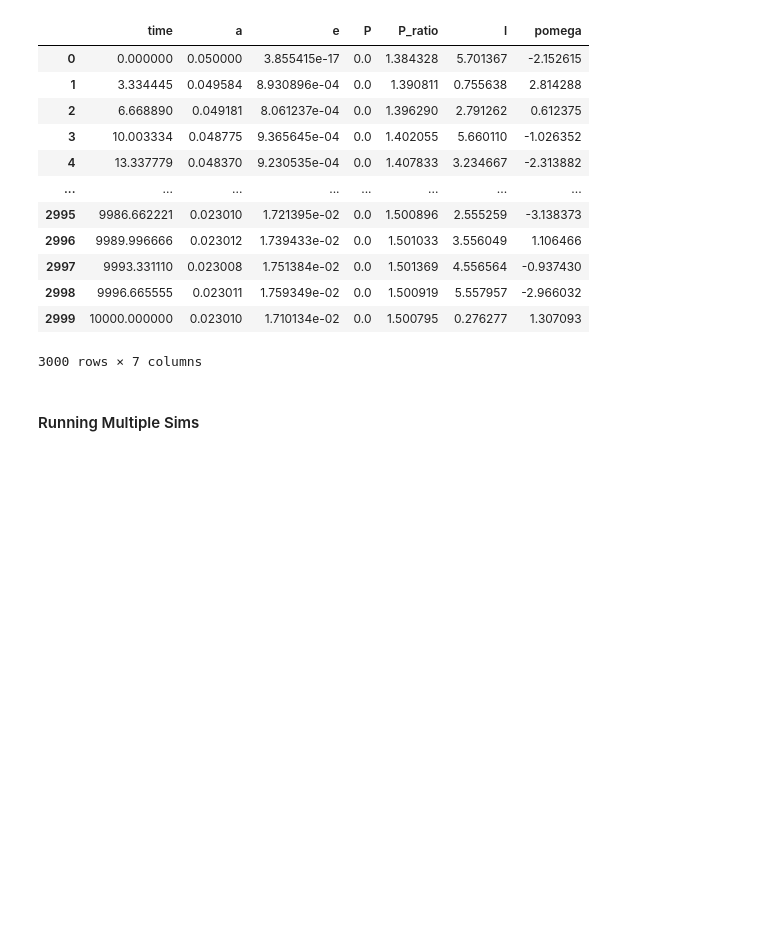
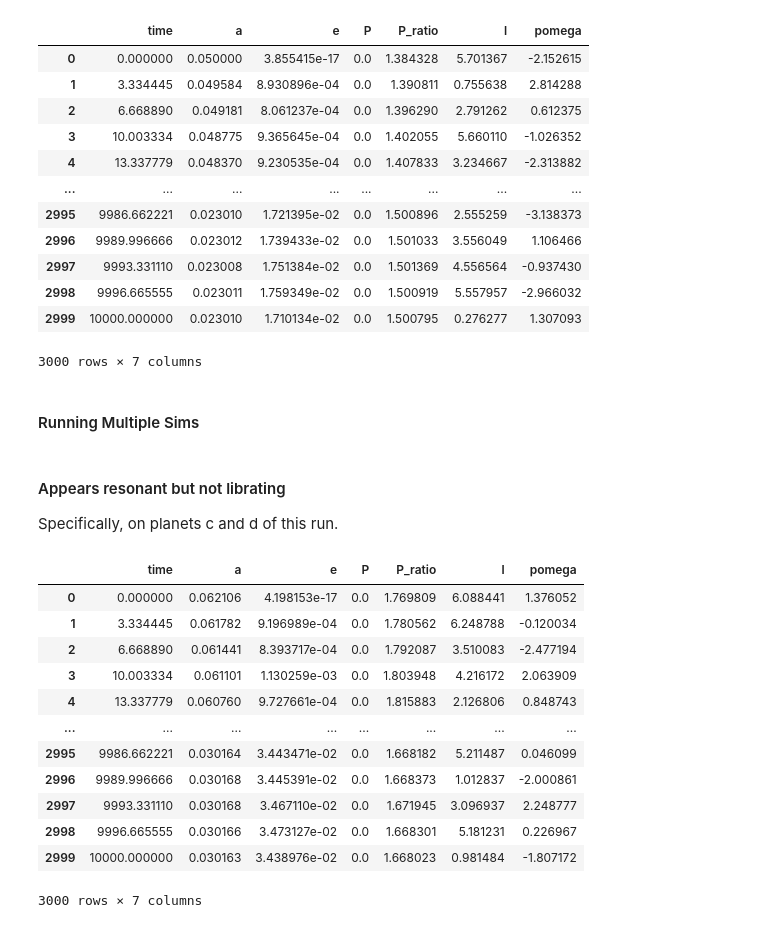
Before and after one commit to dchen10Git/uchi-exoplanets-2025, a Jupyter notebook: trappist1_keller.ipynb, the cells around one changed output. Cells and saved outputs as stored; diff of their text form; code cells hidden in the pictures; blank space fills up the shorter version.

Commit message:
Resonant non-librating

```diff
--- a/trappist1_keller.ipynb
+++ b/trappist1_keller.ipynb
@@ -530,3 +531,27 @@ bounds = {
 #     results.append(result)
 
 # save_results(results)
+# %% [markdown]
+#### Appears resonant but not librating
+Specifically, on planets c and d of this run.
+# %%
+# Load simulation results
+with pd.HDFStore("resonant_non_librating.h5", mode="r") as store:
+    dfc = store["/sim_0/c"]
+    dfd = store["/sim_0/d"]
+
+plot_libration('c', 'd')
+# %% [output]
+|  | time | a | e | P | P_ratio | l | pomega |
+| 0 | 0.000000 | 0.062106 | 4.198153e-17 | 0.0 | 1.769809 | 6.088441 | 1.376052 |
+| 1 | 3.334445 | 0.061782 | 9.196989e-04 | 0.0 | 1.780562 | 6.248788 | -0.120034 |
+| 2 | 6.668890 | 0.061441 | 8.393717e-04 | 0.0 | 1.792087 | 3.510083 | -2.477194 |
+| 3 | 10.003334 | 0.061101 | 1.130259e-03 | 0.0 | 1.803948 | 4.216172 | 2.063909 |
+| 4 | 13.337779 | 0.060760 | 9.727661e-04 | 0.0 | 1.815883 | 2.126806 | 0.848743 |
+| ... | ... | ... | ... | ... | ... | ... | ... |
+| 2995 | 9986.662221 | 0.030164 | 3.443471e-02 | 0.0 | 1.668182 | 5.211487 | 0.046099 |
+| 2996 | 9989.996666 | 0.030168 | 3.445391e-02 | 0.0 | 1.668373 | 1.012837 | -2.000861 |
+| 2997 | 9993.331110 | 0.030168 | 3.467110e-02 | 0.0 | 1.671945 | 3.096937 | 2.248777 |
+| 2998 | 9996.665555 | 0.030166 | 3.473127e-02 | 0.0 | 1.668301 | 5.181231 | 0.226967 |
+| 2999 | 10000.000000 | 0.030163 | 3.438976e-02 | 0.0 | 1.668023 | 0.981484 | -1.807172 |
+3000 rows × 7 columns
```
Also changed, not shown: parts of 2 cells of this notebook, 1 other file.
